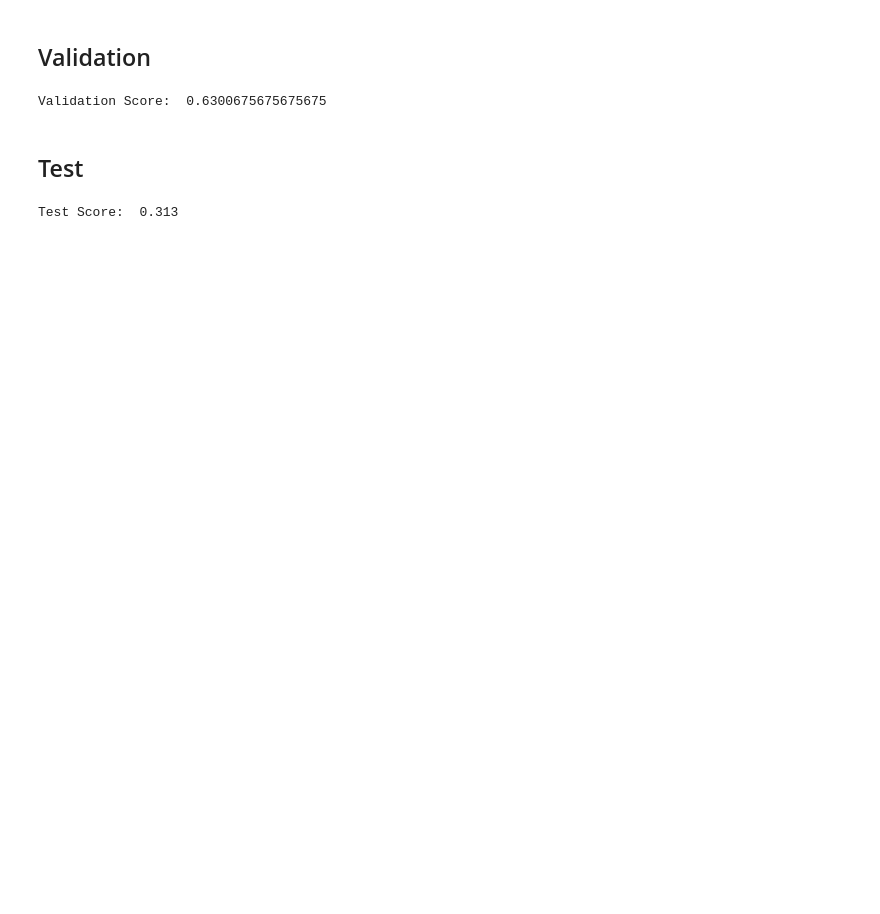
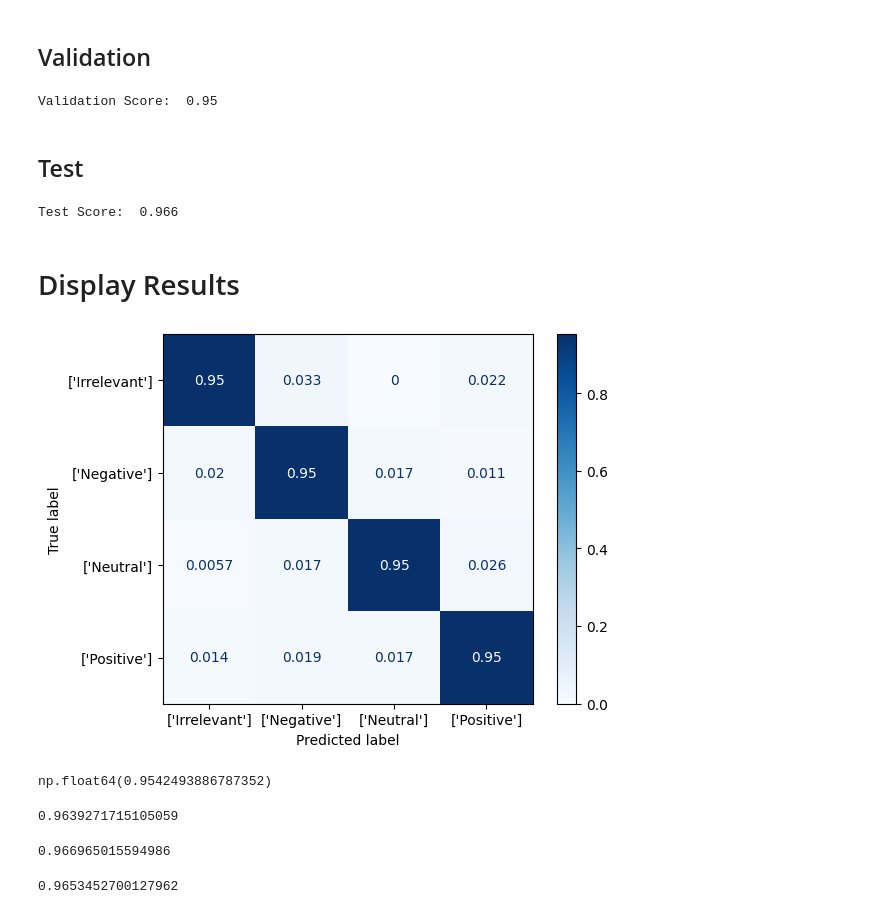
Before and after one commit to TylerJaafari-RIT/csci-635-project, a Jupyter notebook: code/KNN.ipynb, the cells around one changed output. Cells and saved outputs as stored; diff of their text form; code cells hidden in the pictures; blank space fills up the shorter version.

Commit message:
Fixed and fitted models for K-Nearest Neighbors, Random Forest, AdaBoost, and LinearSVC.

```diff
--- a/code/KNN.ipynb
+++ b/code/KNN.ipynb
@@ -43,0 +16,5 @@ X_val = scaler.fit_transform(X_val)
+# %%
+X_train, y_train, X_val, y_val, X_test, y_test = get_vectorized_data()
+# %%
+class_names = pd.read_csv("../data/class_names.csv", index_col=0).to_numpy()
+class_names
@@ -50,8 +32,7 @@ matthews_scorer = make_scorer(matthews_corrcoef)
 ## Hyperparameter Search
 # %%
 param_grid = {
-    "n_neighbors": [1, 2, 3, 5, 7, 9, 11, 13],
-    "algorithm": ["ball_tree", "kd_tree"],
+    "n_neighbors": [3, 5, 7, 9, 11, 13],
     "weights": ["uniform", "distance"]
 }
 
@@ -107,13 +89,35 @@ Training Score:  1.0
 ## Validation
 # %%
 val_score = best_model.score(X_val, y_val)
+
 print("Validation Score: ", val_score)
 # %% [output]
-Validation Score:  0.6300675675675675
+Validation Score:  0.95
 # %% [markdown]
 ## Test
 # %%
 test_score = best_model.score(X_test, y_test)
+
 print("Test Score: ", test_score)
 # %% [output]
-Test Score:  0.313
+Test Score:  0.966
+# %% [markdown]
+# Display Results
+# %%
+from sklearn.metrics import ConfusionMatrixDisplay
+import matplotlib.pyplot as plt
+titles = [
+    ("Confusion Matrix (without normalization)", None),
+    ("Confusion Matrix (normalized)", "true")
+]
+
+display = ConfusionMatrixDisplay.from_estimator(
+    best_model,
+    X_val,
+    y_val,
+    display_labels=class_names,
+    cmap=plt.cm.Blues,
+    normalize="true"
+)
+# %% [output]
+[figure, added]
@@ -119,0 +128,20 @@ Test Score:  0.313
+# %%
+# MCC
+matthews_corrcoef(y_test, y_pred)
+# %% [output]
+np.float64(0.9542493886787352)
+# %%
+# PRECISION
+precision_score(y_test, y_pred, average="macro")
+# %% [output]
+0.9639271715105059
+# %%
+# RECALL
+recall_score(y_test, y_pred, average="macro")
+# %% [output]
+0.966965015594986
+# %%
+# F1 SCORE
+f1_score(y_test, y_pred, average="macro")
+# %% [output]
+0.9653452700127962
```
Also changed, not shown: parts of 10 cells of this notebook, 6 other files.
